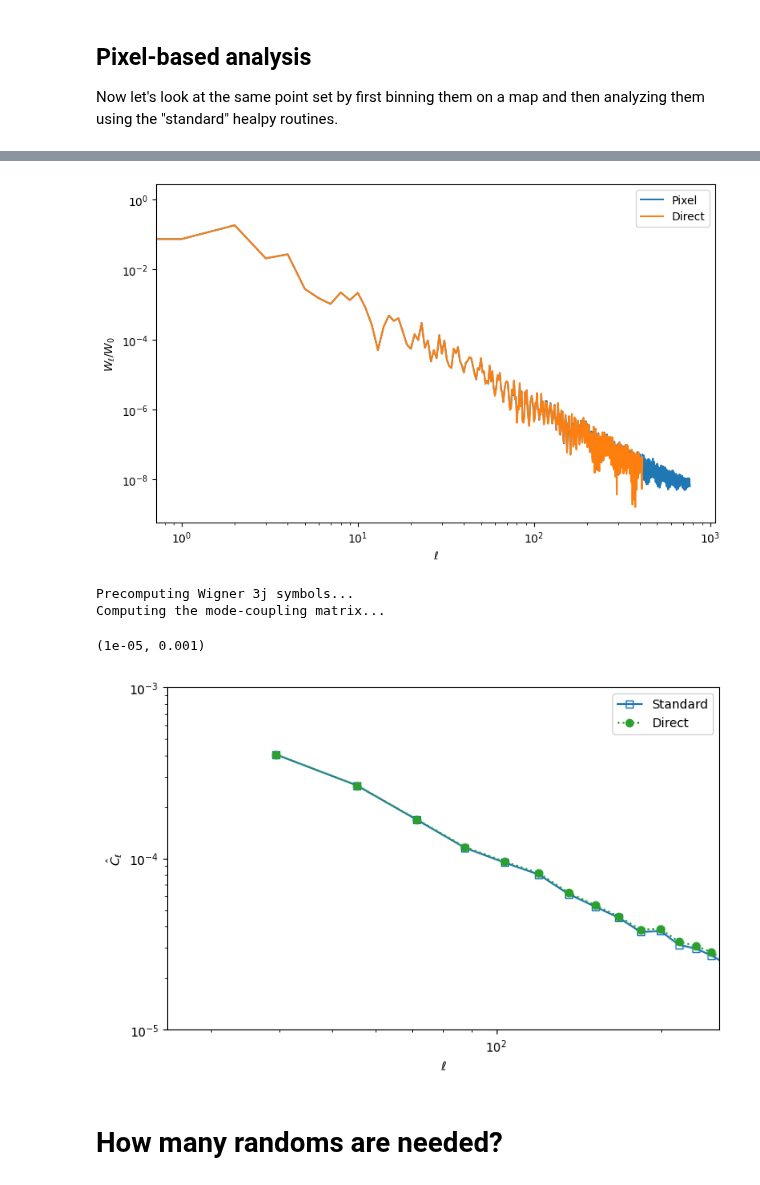
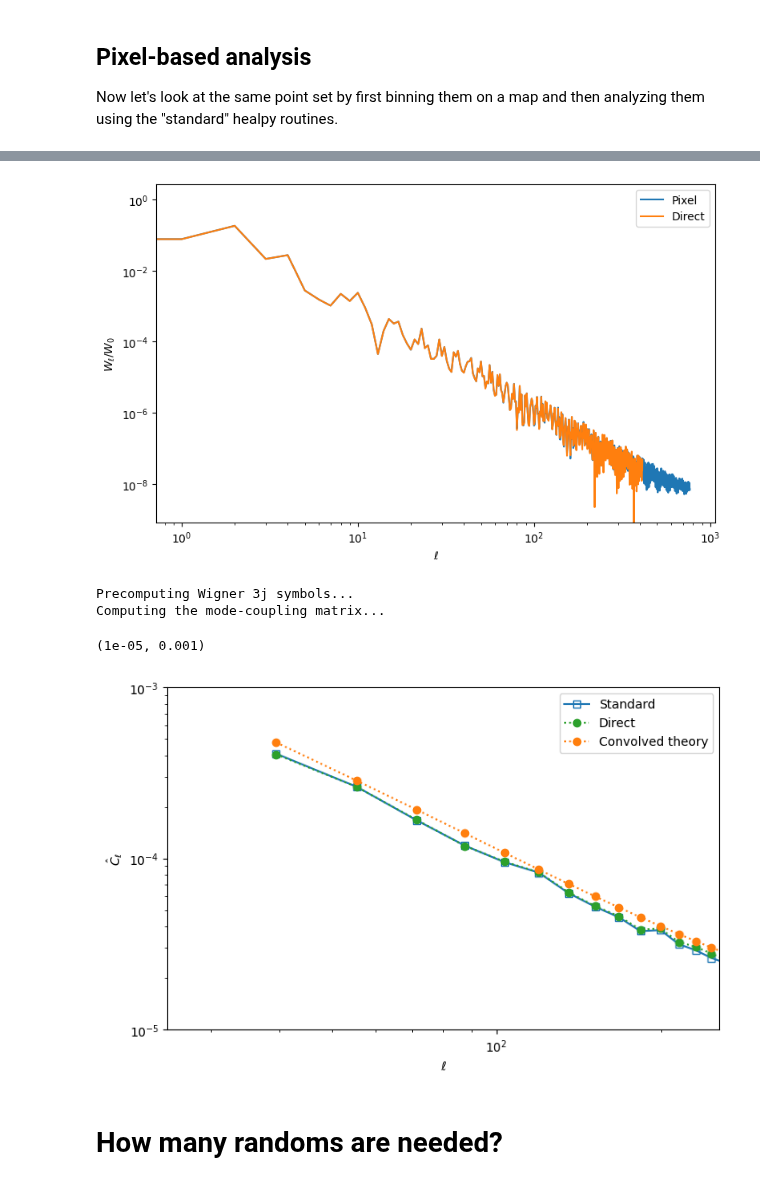
Before and after one commit to martinjameswhite/directsht, a Jupyter notebook: notebooks/analyzing_mocks.ipynb, the cells around one changed output, grey strips where cells are left out. Cells and saved outputs as stored; diff of their text form; code cells hidden in the pictures.

```diff
--- a/notebooks/analyzing_mocks.ipynb
+++ b/notebooks/analyzing_mocks.ipynb
@@ -69,10 +66,13 @@ def veto_points(tt,pp,wt,nveto,rveto):
 npnt_fullsky = 3 * 500000
 #
 # Initialize a helper object from which to draw realizations
-Mocks_obj = LogNormalMocks(npnt_fullsky,nside=2048,
+nside_mockmaking = 2048
+Mocks_obj = LogNormalMocks(npnt_fullsky,nside=nside_mockmaking,
                            theta_range=[theta_min,theta_max],
                            phi_range=[phi_min,phi_max])
 #
+print('Npnt/Npix=', npnt_fullsky/hp.nside2npix(nside_mockmaking))
+cl_theory = Mocks_obj.get_theory_Cl(lmax_out=1000,gauss_order=3000)
 # Draw a realization, specifying the random seed if you want
 tdata,pdata,wdata = Mocks_obj(seed=0)
 #
@@ -342,7 +352,7 @@ ax.set_ylabel(r'$W_\ell/W_0$')
 #
 plt.tight_layout()
 # %% [output]
-[figure, old version]
+[figure, new version]
 # %%
 # We need to initialize a different mode-decoupling object
 # because our map-level mask has a different normalization
@@ -357,20 +367,24 @@ Computing the mode-coupling matrix...
 # %%
 # Let's just plot the angular power spectrum so we know what we've got.
 fig,ax = plt.subplots(1,1,figsize=(8,5))
 ax.plot(binned_ells,mdel_decoupled,'s-',color='C0',mfc='None',label='Standard')
 ax.plot(binned_ells,hdif_decoupled,'o:',color='C2',label='Direct')
+#
+# Compare to the theory convolved with the bandpower window function.
+clt_conv = np.dot(Mbl, cl_theory[:Mbl.shape[1]])
+ax.plot(binned_ells, clt_conv[Ndiscard:-Ndiscard],'o:',color='C1',label='Convolved theory')
 #
 ax.legend()
 #
 ax.set_xscale('log')
 ax.set_yscale('log')
 ax.set_xlabel(r'$\ell$')
 ax.set_ylabel(r'$\hat{C}_\ell$')
 ax.set_xlim([25,256])
 ax.set_ylim([1e-5,1e-3])
 # %% [output]
 (1e-05, 0.001)
-[figure, old version]
+[figure, new version]
 # %% [markdown]
 # How many randoms are needed?
 # %% [markdown]
```
Also changed, not shown: parts of 15 cells of this notebook.
